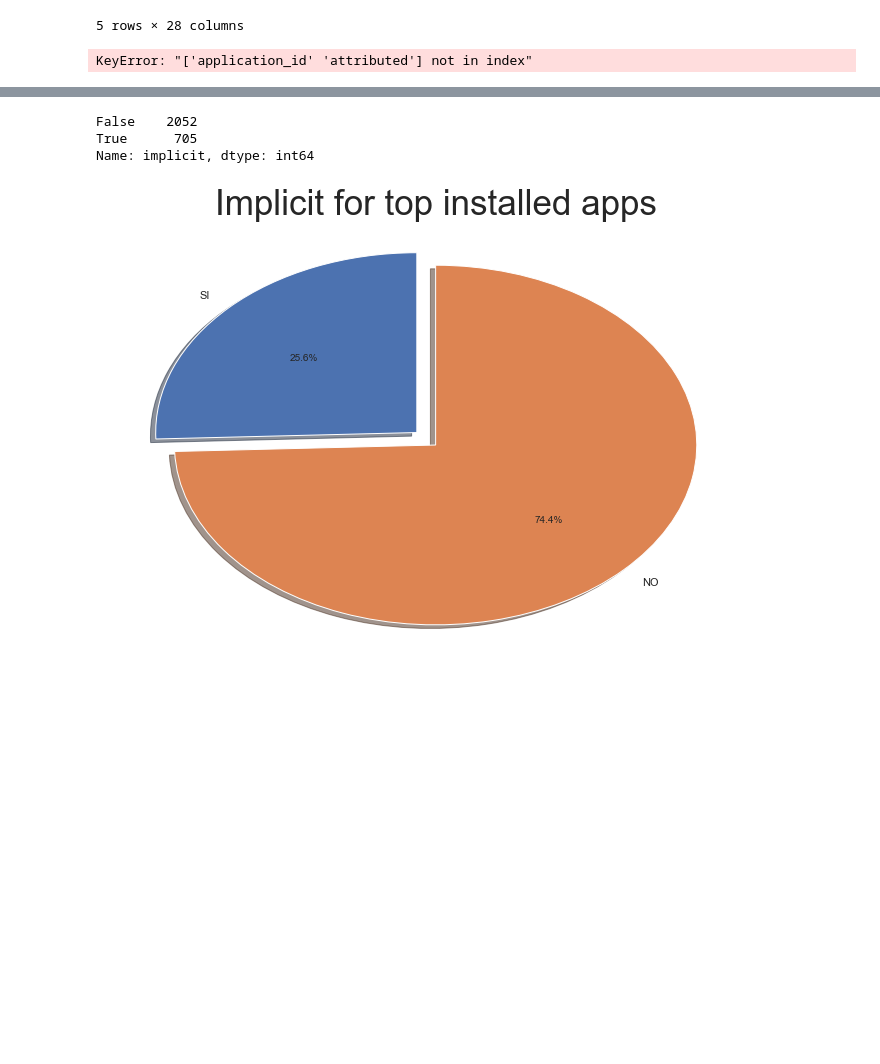
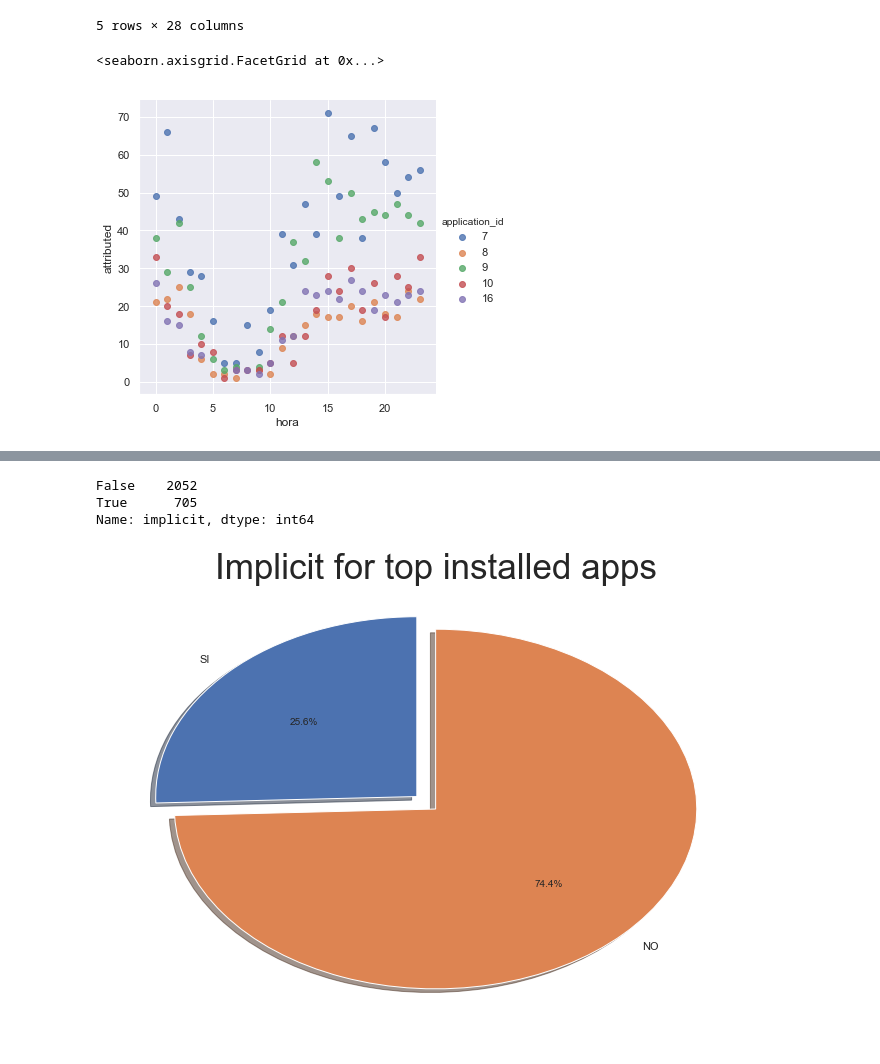
Before and after one commit to asilvestri2020/7506_1C2019, a Jupyter notebook: TP1/TP1_Pruebas_Andres.ipynb, the cells around one changed output, grey strips where cells are left out. Saved outputs shown, nothing was run; the diff lists cells and outputs as text; code cells hidden in the pictures; blank space fills up the shorter version.

```diff
--- a/TP1/TP1_Pruebas_Andres.ipynb
+++ b/TP1/TP1_Pruebas_Andres.ipynb
@@ -517,6 +517,7 @@ installs_top5.head()
 # %%
 crecimiento_installs = installs_top5.groupby(['application_id','hora']).count()[['attributed']].reset_index()
 # %%
-sns.lmplot(x='hora', y='attributed', hue='application_id', data=crecimiento_eventos, fit_reg=False)
+sns.lmplot(x='hora', y='attributed', hue='application_id', data=crecimiento_installs, fit_reg=False)
 # %% [output]
-KeyError: "['application_id' 'attributed'] not in index"
+<seaborn.axisgrid.FacetGrid at 0x...>
+[figure, added]
```
Also changed, not shown: parts of 9 cells of this notebook.
